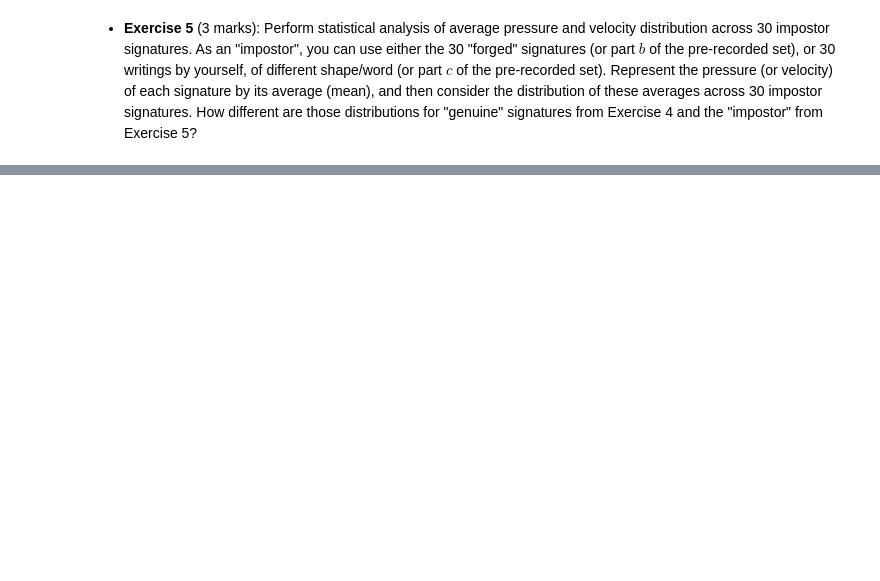
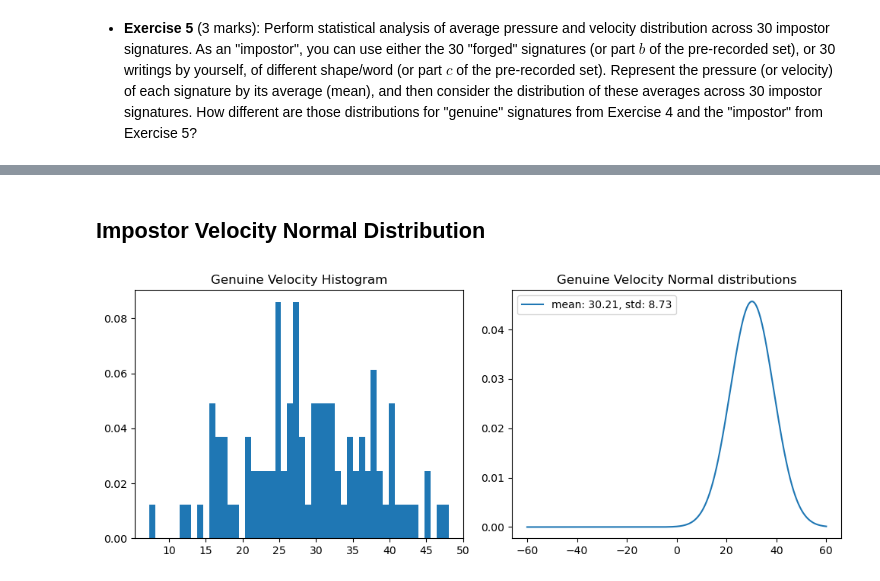
Before and after one commit to A-Anwar73/ENCM509_Labs_and_Projects, a Jupyter notebook: Lab_2/Lab02_Ahmed_Anwar_Ali_Mekawy.ipynb, the cells around one changed output, grey strips where cells are left out. Cells and saved outputs as stored; diff of their text form; code cells hidden in the pictures; blank space fills up the shorter version.

```diff
--- a/Lab_2/Lab02_Ahmed_Anwar_Ali_Mekawy.ipynb
+++ b/Lab_2/Lab02_Ahmed_Anwar_Ali_Mekawy.ipynb
@@ -521,0 +661,19 @@ plt.show()
+# %% [markdown]
+## Impostor Velocity Normal Distribution
+# %%
+mu_vel_impostor, std_vel_impostor = np.mean(stats_measures_impostor[:,0]), np.std(stats_measures_impostor[:,0])
+
+pop_norm1 = norm.rvs(mu_vel_impostor, std_vel_impostor, size=100)
+
+plt.figure(figsize=(10,4))
+plt.subplot(1,2,1)
+plt.hist(pop_norm1, bins=50, density=True)
+plt.title('Genuine Velocity Histogram')
+
+plt.subplot(1,2,2)
+x1 = np.arange(-60, 60, 0.01)
+plt.plot(x1, norm.pdf(x1, loc=mu_vel_impostor, scale=std_vel_impostor))
+plt.legend(['mean: %.2f, std: %.2f' % (mu_vel_impostor, std_vel_impostor)])
+plt.title('Genuine Velocity Normal distributions');
+# %% [output]
+[figure, added]
```
Also changed, not shown: parts of 9 cells of this notebook.
